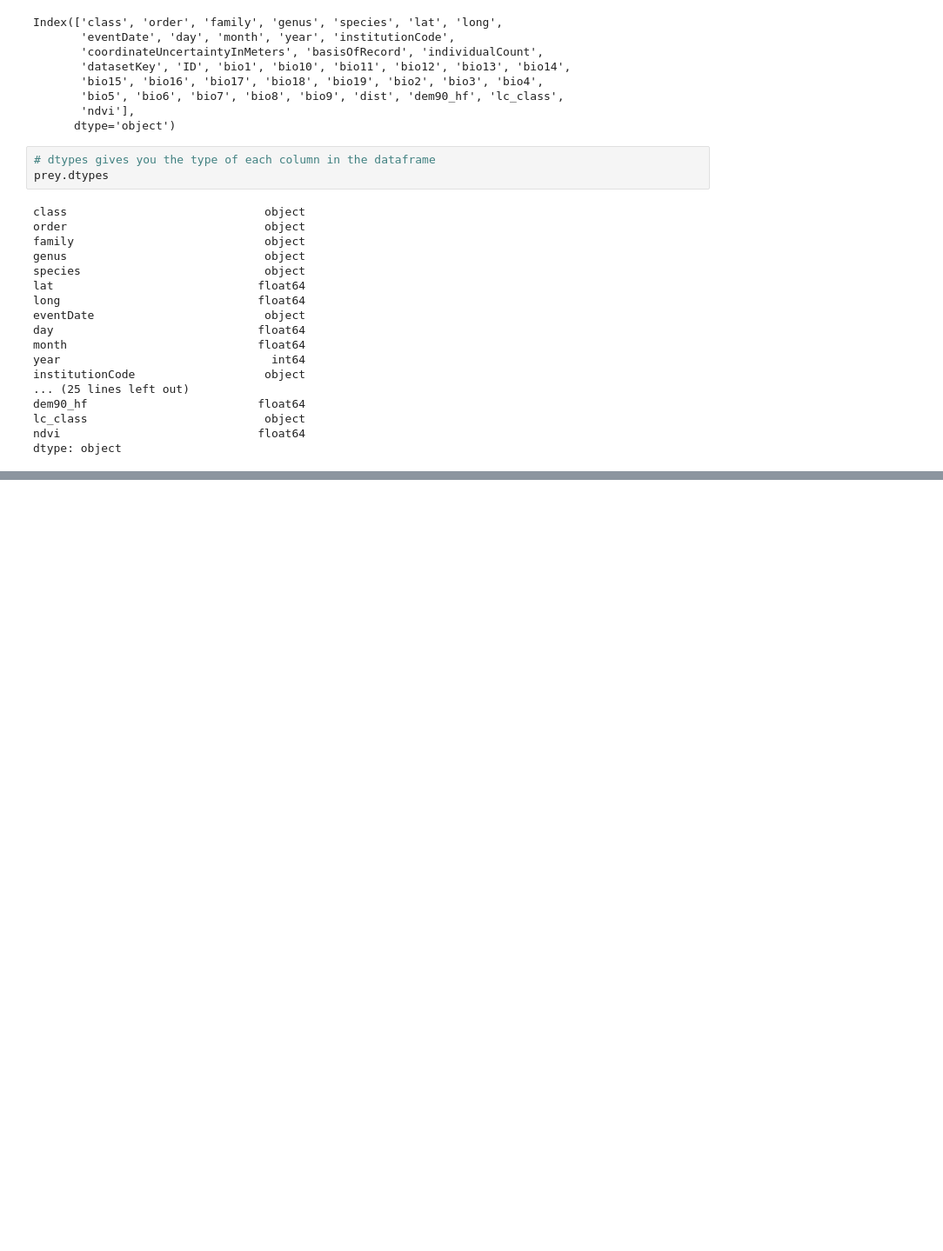
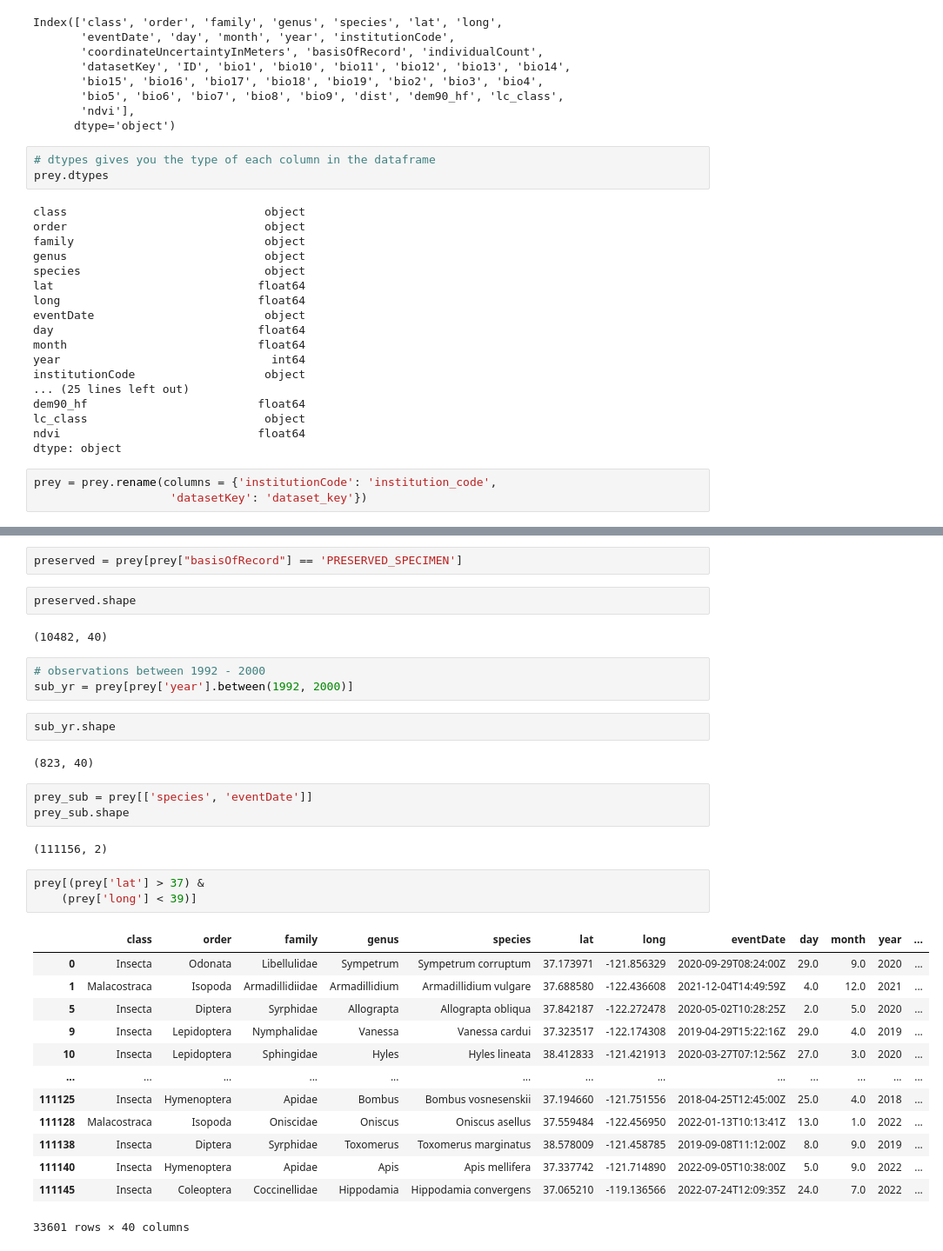
Before and after one commit to lsdixit/eds220-2025-sections, a Jupyter notebook: section-1-data-selection-drylands.ipynb, the cells around one changed output, grey strips where cells are left out. Shown: that part at 87% size. Drawn from its saved outputs; the diff is of its cells as text; blank space fills up the shorter version.

```diff
--- a/section-1-data-selection-drylands.ipynb
+++ b/section-1-data-selection-drylands.ipynb
@@ -180,3 +180,6 @@ dem90_hf                         float64
 lc_class                          object
 ndvi                             float64
 dtype: object
+# %%
+prey = prey.rename(columns = {'institutionCode': 'institution_code',
+                    'datasetKey': 'dataset_key'})
@@ -182,0 +202,35 @@ dtype: object
+# %%
+preserved = prey[prey["basisOfRecord"] == 'PRESERVED_SPECIMEN']
+# %%
+preserved.shape
+# %% [output]
+(10482, 40)
+# %%
+# observations between 1992 - 2000
+sub_yr = prey[prey['year'].between(1992, 2000)]
+# %%
+sub_yr.shape
+# %% [output]
+(823, 40)
+# %%
+prey_sub = prey[['species', 'eventDate']]
+prey_sub.shape
+# %% [output]
+(111156, 2)
+# %%
+prey[(prey['lat'] > 37) &
+    (prey['long'] < 39)]
+# %% [output]
+|  | class | order | family | genus | species | lat | long | eventDate | day | month | year | ... |
+| 0 | Insecta | Odonata | Libellulidae | Sympetrum | Sympetrum corruptum | 37.173971 | -121.856329 | 2020-09-29T08:24:00Z | 29.0 | 9.0 | 2020 | ... |
+| 1 | Malacostraca | Isopoda | Armadillidiidae | Armadillidium | Armadillidium vulgare | 37.688580 | -122.436608 | 2021-12-04T14:49:59Z | 4.0 | 12.0 | 2021 | ... |
+| 5 | Insecta | Diptera | Syrphidae | Allograpta | Allograpta obliqua | 37.842187 | -122.272478 | 2020-05-02T10:28:25Z | 2.0 | 5.0 | 2020 | ... |
+| 9 | Insecta | Lepidoptera | Nymphalidae | Vanessa | Vanessa cardui | 37.323517 | -122.174308 | 2019-04-29T15:22:16Z | 29.0 | 4.0 | 2019 | ... |
+| 10 | Insecta | Lepidoptera | Sphingidae | Hyles | Hyles lineata | 38.412833 | -121.421913 | 2020-03-27T07:12:56Z | 27.0 | 3.0 | 2020 | ... |
+| ... | ... | ... | ... | ... | ... | ... | ... | ... | ... | ... | ... | ... |
+| 111125 | Insecta | Hymenoptera | Apidae | Bombus | Bombus vosnesenskii | 37.194660 | -121.751556 | 2018-04-25T12:45:00Z | 25.0 | 4.0 | 2018 | ... |
+| 111128 | Malacostraca | Isopoda | Oniscidae | Oniscus | Oniscus asellus | 37.559484 | -122.456950 | 2022-01-13T10:13:41Z | 13.0 | 1.0 | 2022 | ... |
+| 111138 | Insecta | Diptera | Syrphidae | Toxomerus | Toxomerus marginatus | 38.578009 | -121.458785 | 2019-09-08T11:12:00Z | 8.0 | 9.0 | 2019 | ... |
+| 111140 | Insecta | Hymenoptera | Apidae | Apis | Apis mellifera | 37.337742 | -121.714890 | 2022-09-05T10:38:00Z | 5.0 | 9.0 | 2022 | ... |
+| 111145 | Insecta | Coleoptera | Coccinellidae | Hippodamia | Hippodamia convergens | 37.065210 | -119.136566 | 2022-07-24T12:09:35Z | 24.0 | 7.0 | 2022 | ... |
+33601 rows × 40 columns
```
Also changed, not shown: parts of 1 cell of this notebook.
